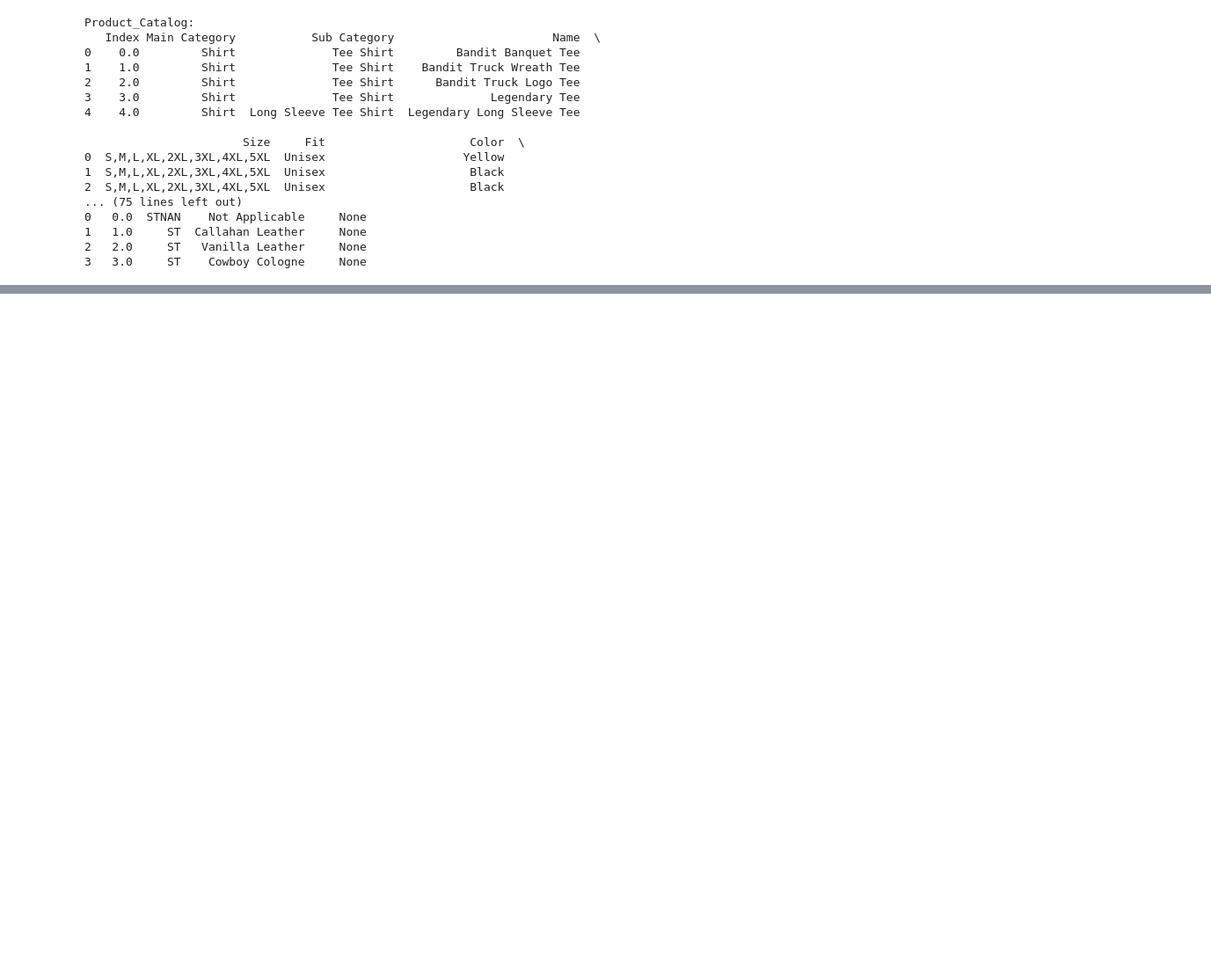
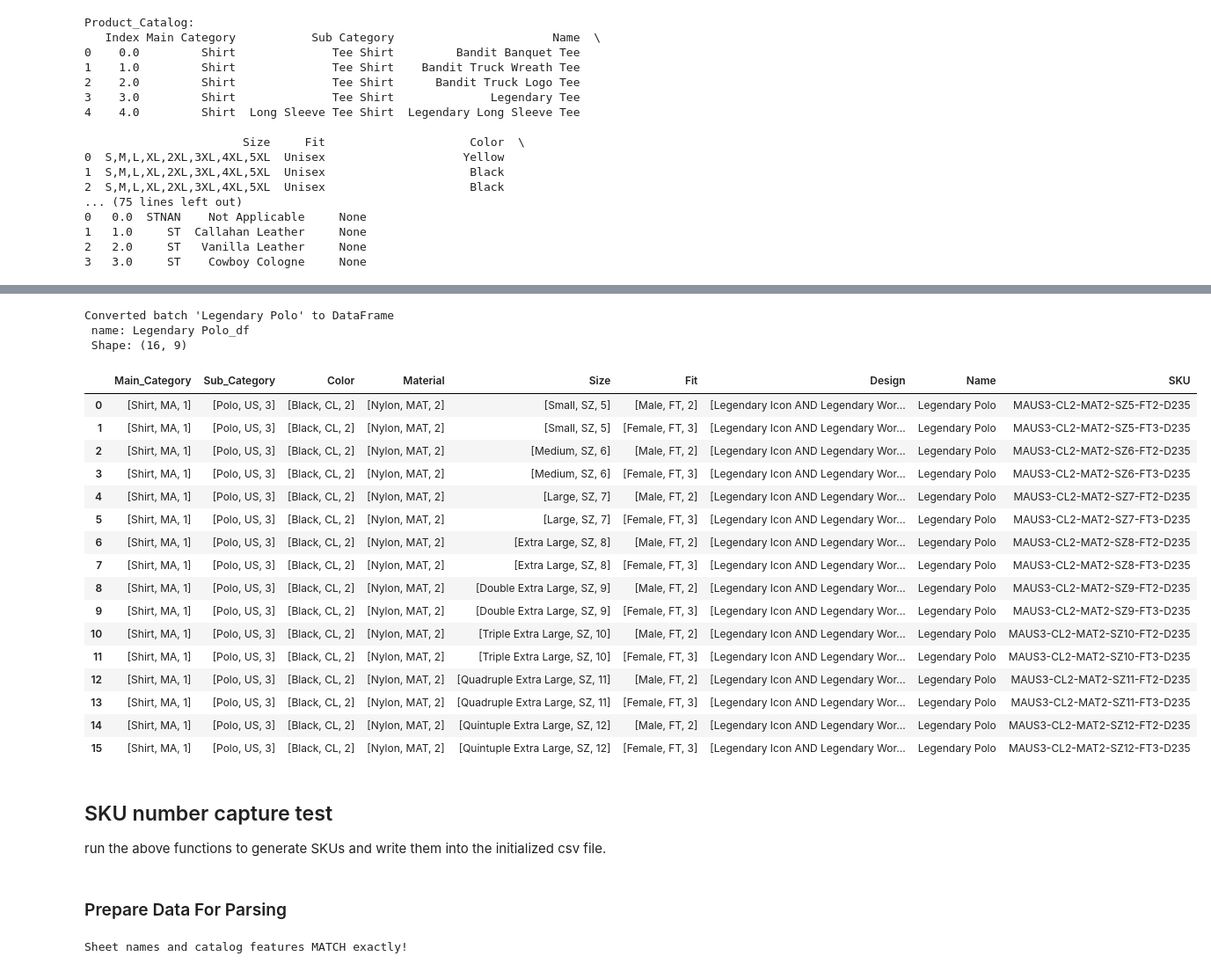
Before and after one commit to Zeth-Abney/sku-generator, a Jupyter notebook: sku-gen-beta.ipynb, the cells around one changed output, grey strips where cells are left out. Shown at 88% size. Saved outputs shown, nothing was run; the diff lists cells and outputs as text; code cells hidden in the pictures; blank space fills up the shorter version.

```diff
--- a/sku-gen-beta.ipynb
+++ b/sku-gen-beta.ipynb
@@ -297,16 +390,21 @@ Generate unique SKUs based on the feature prefixes and indices. Use a timestamp
 # %%
 # generate a unique sku based on prefixes and indexes
 from datetime import datetime
+from multiprocessing.util import debug
 import base36
 
-def generate_sku(dict, add_timestamp=False):
+def generate_sku(dict, add_timestamp=False, debug=False):
     """
     Generate a SKU from a permutation dictionary.
 
     Parameters:
     - dict: permutation dictionary with feature info
     - add_timestamp: if True, adds a compact timestamp suffix for guaranteed uniqueness
+
+    Returns:
+    - Tuple: model_name, sku
     """
+
     model_name = dict['Name']
     part_list = []
     sku_prefix = ""
@@ -336,6 +434,10 @@ def generate_sku(dict, add_timestamp=False):
 
         sku = f"{sku}-{compact_time}"
 
-    print(f"Sku generated for {model_name} variant: {sku}")
+    if debug:
+        print(f"Sku generated for\n Product Model: {model_name}\n variant: {sku}\n SKU length: {len(sku)}")
 
     return (model_name, sku)
+
+# test on an arbitrary permutation
+model, sku = generate_sku(permutations[0],False,True)
@@ -342,5 +448,0 @@ def generate_sku(dict, add_timestamp=False):
-# %%
-# test on an arbitrary permutation
-model, sku = generate_sku(permutations[0],True)
-
-len(sku)
@@ -410,0 +623,59 @@ Index: []
+# %%
+def batch_to_dataframe(batch_name='',data_source=dict, batch_name_list=batch_name_list,debug=False):
+    """
+    Convert a batch's list of permutation dictionaries to a Pandas DataFrame.
+    Parameters:
+    - batch_name: String name of the batch to convert
+    - data_source: Dictionary of batches
+    - batch_name_list: List of valid batch names (default: batch_name_list)
+    - debug: Boolean flag to enable debug printing
+    Returns:
+    - batch_df: Pandas DataFrame for the specified batch
+    """
+    for batch in data_source:
+        if batch == batch_name:
+            batch_df = pd.DataFrame(data_source[batch])
+            batch_df.name = f"{batch_name}_df"
+            if debug:
+                print(f"Converted batch '{batch_name}' to DataFrame\n name: {batch_name}_df\n Shape: {batch_df.shape}")
+    return batch_df
+# %%
+
+batch_name = batch_name_list[0]
+
+batch_to_dataframe(batch_name,batch_dict,debug=True)
+# %% [output]
+Converted batch 'Legendary Polo' to DataFrame
+ name: Legendary Polo_df
+ Shape: (16, 9)
+|  | Main_Category | Sub_Category | Color | Material | Size | Fit | Design | Name | SKU |
+| 0 | [Shirt, MA, 1] | [Polo, US, 3] | [Black, CL, 2] | [Nylon, MAT, 2] | [Small, SZ, 5] | [Male, FT, 2] | [Legendary Icon AND Legendary Wor... | Legendary Polo | MAUS3-CL2-MAT2-SZ5-FT2-D235 |
+| 1 | [Shirt, MA, 1] | [Polo, US, 3] | [Black, CL, 2] | [Nylon, MAT, 2] | [Small, SZ, 5] | [Female, FT, 3] | [Legendary Icon AND Legendary Wor... | Legendary Polo | MAUS3-CL2-MAT2-SZ5-FT3-D235 |
+| 2 | [Shirt, MA, 1] | [Polo, US, 3] | [Black, CL, 2] | [Nylon, MAT, 2] | [Medium, SZ, 6] | [Male, FT, 2] | [Legendary Icon AND Legendary Wor... | Legendary Polo | MAUS3-CL2-MAT2-SZ6-FT2-D235 |
+| 3 | [Shirt, MA, 1] | [Polo, US, 3] | [Black, CL, 2] | [Nylon, MAT, 2] | [Medium, SZ, 6] | [Female, FT, 3] | [Legendary Icon AND Legendary Wor... | Legendary Polo | MAUS3-CL2-MAT2-SZ6-FT3-D235 |
+| 4 | [Shirt, MA, 1] | [Polo, US, 3] | [Black, CL, 2] | [Nylon, MAT, 2] | [Large, SZ, 7] | [Male, FT, 2] | [Legendary Icon AND Legendary Wor... | Legendary Polo | MAUS3-CL2-MAT2-SZ7-FT2-D235 |
+| 5 | [Shirt, MA, 1] | [Polo, US, 3] | [Black, CL, 2] | [Nylon, MAT, 2] | [Large, SZ, 7] | [Female, FT, 3] | [Legendary Icon AND Legendary Wor... | Legendary Polo | MAUS3-CL2-MAT2-SZ7-FT3-D235 |
+| 6 | [Shirt, MA, 1] | [Polo, US, 3] | [Black, CL, 2] | [Nylon, MAT, 2] | [Extra Large, SZ, 8] | [Male, FT, 2] | [Legendary Icon AND Legendary Wor... | Legendary Polo | MAUS3-CL2-MAT2-SZ8-FT2-D235 |
+| 7 | [Shirt, MA, 1] | [Polo, US, 3] | [Black, CL, 2] | [Nylon, MAT, 2] | [Extra Large, SZ, 8] | [Female, FT, 3] | [Legendary Icon AND Legendary Wor... | Legendary Polo | MAUS3-CL2-MAT2-SZ8-FT3-D235 |
+| 8 | [Shirt, MA, 1] | [Polo, US, 3] | [Black, CL, 2] | [Nylon, MAT, 2] | [Double Extra Large, SZ, 9] | [Male, FT, 2] | [Legendary Icon AND Legendary Wor... | Legendary Polo | MAUS3-CL2-MAT2-SZ9-FT2-D235 |
+| 9 | [Shirt, MA, 1] | [Polo, US, 3] | [Black, CL, 2] | [Nylon, MAT, 2] | [Double Extra Large, SZ, 9] | [Female, FT, 3] | [Legendary Icon AND Legendary Wor... | Legendary Polo | MAUS3-CL2-MAT2-SZ9-FT3-D235 |
+| 10 | [Shirt, MA, 1] | [Polo, US, 3] | [Black, CL, 2] | [Nylon, MAT, 2] | [Triple Extra Large, SZ, 10] | [Male, FT, 2] | [Legendary Icon AND Legendary Wor... | Legendary Polo | MAUS3-CL2-MAT2-SZ10-FT2-D235 |
+| 11 | [Shirt, MA, 1] | [Polo, US, 3] | [Black, CL, 2] | [Nylon, MAT, 2] | [Triple Extra Large, SZ, 10] | [Female, FT, 3] | [Legendary Icon AND Legendary Wor... | Legendary Polo | MAUS3-CL2-MAT2-SZ10-FT3-D235 |
+| 12 | [Shirt, MA, 1] | [Polo, US, 3] | [Black, CL, 2] | [Nylon, MAT, 2] | [Quadruple Extra Large, SZ, 11] | [Male, FT, 2] | [Legendary Icon AND Legendary Wor... | Legendary Polo | MAUS3-CL2-MAT2-SZ11-FT2-D235 |
+| 13 | [Shirt, MA, 1] | [Polo, US, 3] | [Black, CL, 2] | [Nylon, MAT, 2] | [Quadruple Extra Large, SZ, 11] | [Female, FT, 3] | [Legendary Icon AND Legendary Wor... | Legendary Polo | MAUS3-CL2-MAT2-SZ11-FT3-D235 |
+| 14 | [Shirt, MA, 1] | [Polo, US, 3] | [Black, CL, 2] | [Nylon, MAT, 2] | [Quintuple Extra Large, SZ, 12] | [Male, FT, 2] | [Legendary Icon AND Legendary Wor... | Legendary Polo | MAUS3-CL2-MAT2-SZ12-FT2-D235 |
+| 15 | [Shirt, MA, 1] | [Polo, US, 3] | [Black, CL, 2] | [Nylon, MAT, 2] | [Quintuple Extra Large, SZ, 12] | [Female, FT, 3] | [Legendary Icon AND Legendary Wor... | Legendary Polo | MAUS3-CL2-MAT2-SZ12-FT3-D235 |
+# %% [markdown]
+## SKU number capture test
+
+run the above functions to generate SKUs and write them into the initialized csv file.
+# %% [markdown]
+### Prepare Data For Parsing
+# %%
+# Load the data
+tables = load_catalog_data("CHARTS/catalog.numbers")
+
+# Validate and extract feature lists
+code_sheet_list, catalog_feature_list = validate_catalog_features(tables)
+# %% [output]
+Sheet names and catalog features MATCH exactly!
```
Also changed, not shown: parts of 22 cells of this notebook, 6 other files.
